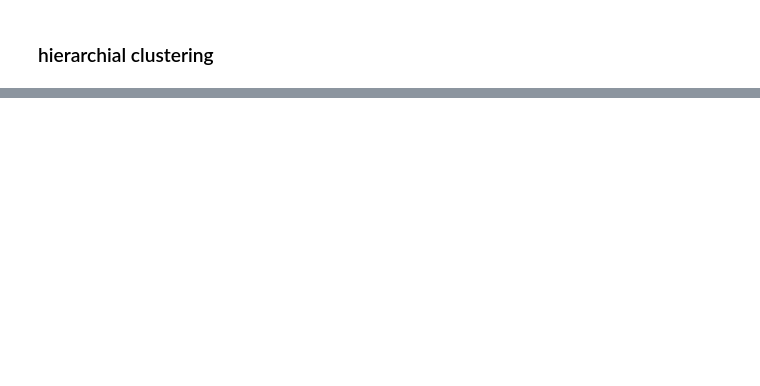
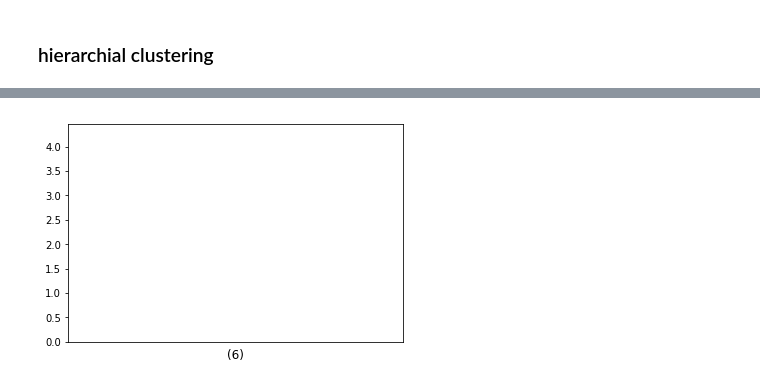
Before and after one commit to sharmasaravanan/Machine_learning, a Jupyter notebook: AI-Connect-2021.ipynb, the cells around one changed output, grey strips where cells are left out. Cells and saved outputs as stored; diff of their text form; code cells hidden in the pictures; blank space fills up the shorter version.

```diff
--- a/AI-Connect-2021.ipynb
+++ b/AI-Connect-2021.ipynb
@@ -2108,0 +2306,5 @@ pca
+# %%
+dendrogram(linkageMatrix,truncate_mode='lastp',p=1)
+plt.show()
+# %% [output]
+[figure, added]
```
Also changed, not shown: parts of 41 cells of this notebook.
